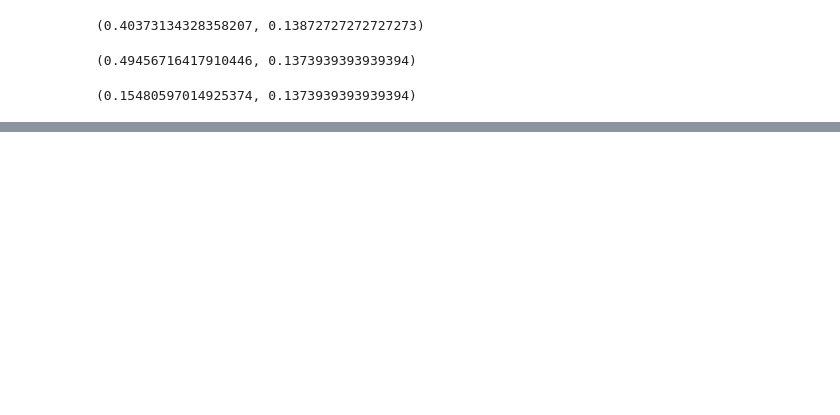
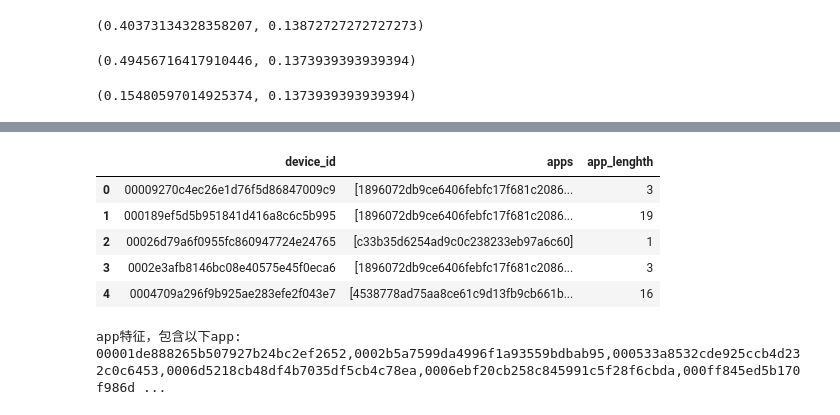
Before and after one commit to miangangzhen/YiGuanCompetition, a Jupyter notebook: Main.ipynb, the cells around one changed output, grey strips where cells are left out. Saved outputs shown, nothing was run; the diff lists cells and outputs as text; code cells hidden in the pictures; blank space fills up the shorter version.

```diff
--- a/Main.ipynb
+++ b/Main.ipynb
@@ -582,0 +605,29 @@ rfc.score(X_train, y_train),gbc.score(X_test, y_test)
+# %%
+# 从开源的代码中学习到的方法
+# 把每个用户安装的app列表，看做一篇文章，文章每个单词是一款app
+# 然后就可以用count vectorizer 和 tfidf 提取特征了
+deviceid_packages=pd.read_csv('Demo/deviceid_packages.tsv',sep='\t',names=['device_id','apps'])
+deviceid_packages['apps']=deviceid_packages['apps'].apply(lambda x:x.split(','))
+deviceid_packages['app_lenghth']=deviceid_packages['apps'].apply(lambda x:len(x))
+deviceid_packages.head(5)
+# %% [output]
+|  | device_id | apps | app_lenghth |
+| 0 | 00009270c4ec26e1d76f5d86847009c9 | [1896072db9ce6406febfc17f681c2086... | 3 |
+| 1 | 000189ef5d5b951841d416a8c6c5b995 | [1896072db9ce6406febfc17f681c2086... | 19 |
+| 2 | 00026d79a6f0955fc860947724e24765 | [c33b35d6254ad9c0c238233eb97a6c60] | 1 |
+| 3 | 0002e3afb8146bc08e40575e45f0eca6 | [1896072db9ce6406febfc17f681c2086... | 3 |
+| 4 | 0004709a296f9b925ae283efe2f043e7 | [4538778ad75aa8ce61c9d13fb9cb661b... | 16 |
+# %%
+# 有了上表后，就可以把apps列用CountVectorizer和Tfidf
+apps = deviceid_packages["apps"].apply(lambda x: " ".join(x)).tolist()
+//
+vectorizer=CountVectorizer()
+transformer=TfidfTransformer()
+cntTf = vectorizer.fit_transform(apps)
+tfidf=transformer.fit_transform(cntTf)
+word=vectorizer.get_feature_names()
+print("app特征，包含以下app: " + ",".join(word))
+weight=tfidf.toarray()
+print(weight)
+# %% [output]
+app特征，包含以下app: 00001de888265b507927b24bc2ef2652,0002b5a7599da4996f1a93559bdbab95,000533a8532cde925ccb4d232c0c6453,0006d5218cb48df4b7035df5cb4c78ea,0006ebf20cb258c845991c5f28f6cbda,000ff845ed5b170f986d ...
```
Also changed, not shown: parts of 6 cells of this notebook.
